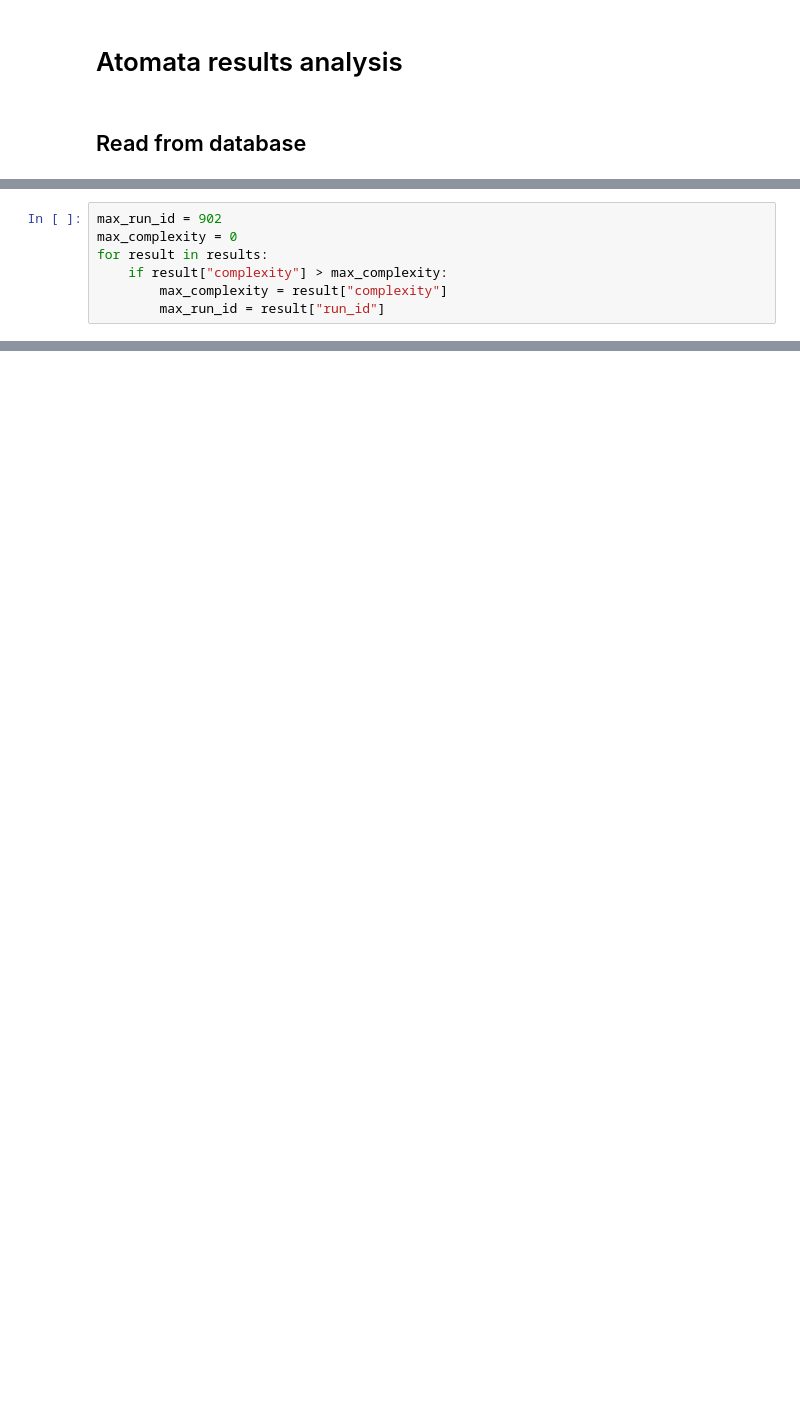
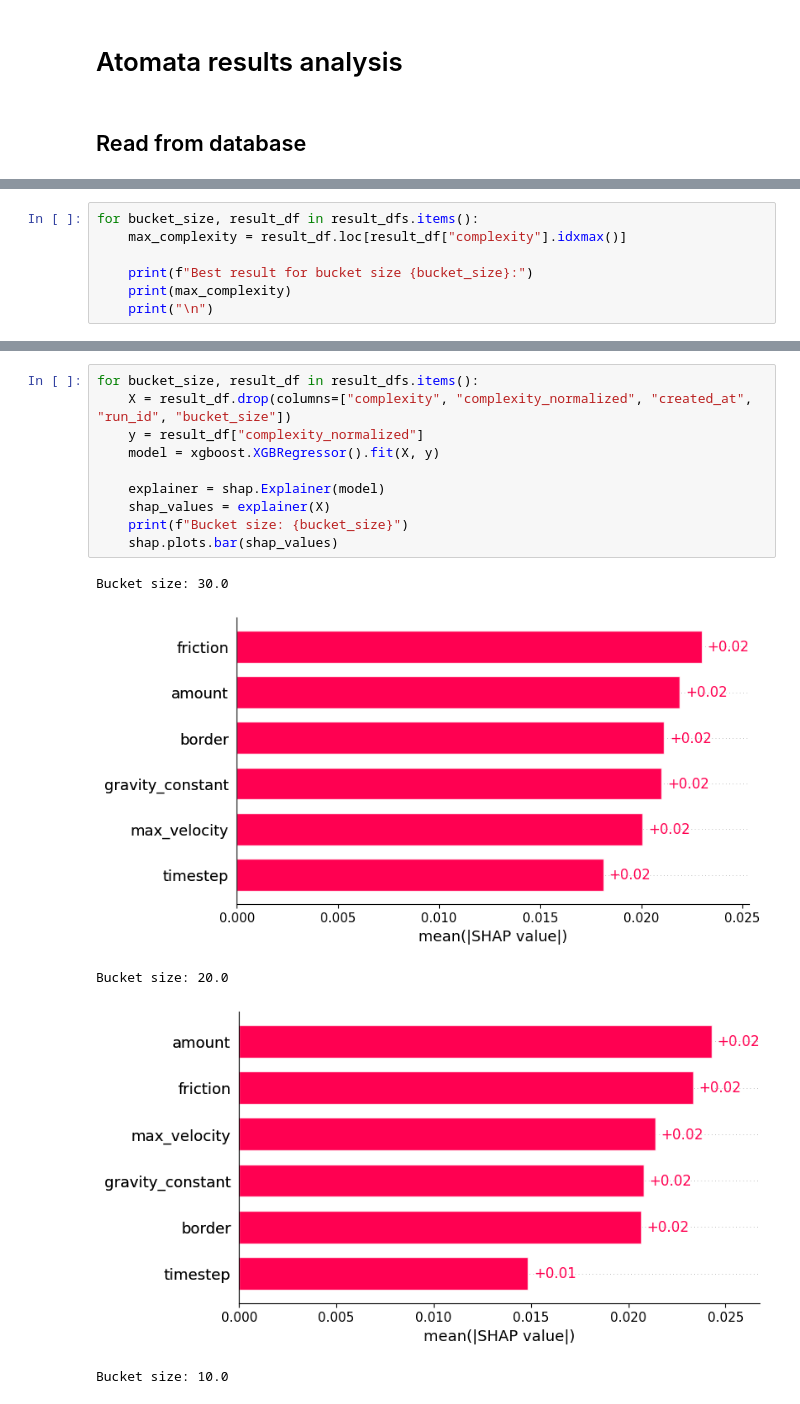
Before and after one commit to sstegmueller/atomata, a Jupyter notebook: results.ipynb, the cells around one changed output, grey strips where cells are left out. Saved outputs shown, nothing was run; the diff lists cells and outputs as text; blank space fills up the shorter version.

```diff
--- a/results.ipynb
+++ b/results.ipynb
@@ -52,8 +92,8 @@ results = parallelized_processing(con)
 # %%
-max_run_id = 902
-max_complexity = 0
-for result in results:
-    if result["complexity"] > max_complexity:
-        max_complexity = result["complexity"]
-        max_run_id = result["run_id"]
+for bucket_size, result_df in result_dfs.items():
+    max_complexity = result_df.loc[result_df["complexity"].idxmax()]
+
+    print(f"Best result for bucket size {bucket_size}:")
+    print(max_complexity)
+    print("\n")
 # %% [output]
@@ -66,0 +119,16 @@ max_parameters
+# %%
+for bucket_size, result_df in result_dfs.items():
+    X = result_df.drop(columns=["complexity", "complexity_normalized", "created_at", "run_id", "bucket_size"])
+    y = result_df["complexity_normalized"]
+    model = xgboost.XGBRegressor().fit(X, y)
+
+    explainer = shap.Explainer(model)
+    shap_values = explainer(X)
+    print(f"Bucket size: {bucket_size}")
+    shap.plots.bar(shap_values)
+# %% [output]
+Bucket size: 30.0
+[figure, added]
+Bucket size: 20.0
+[figure, added]
+Bucket size: 10.0
```
Also changed, not shown: parts of 12 cells of this notebook, 2 other files.
